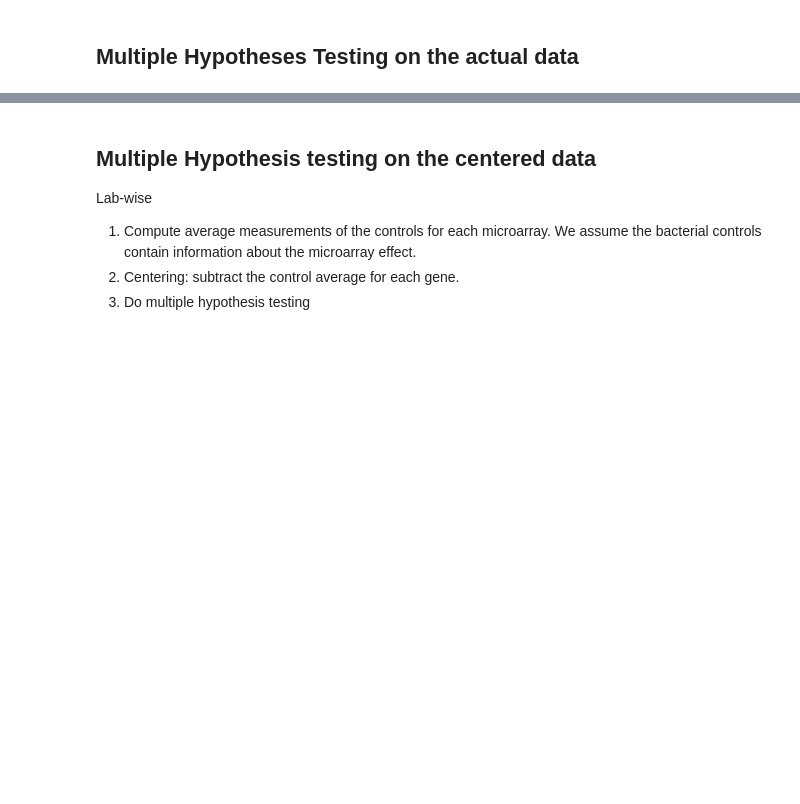
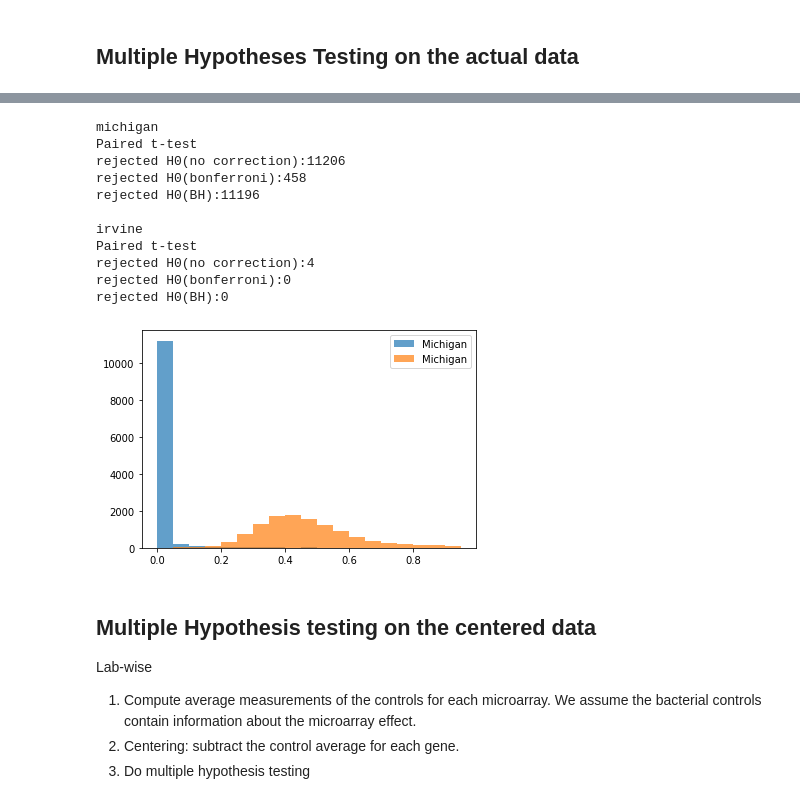
Before and after one commit to unique-subedi/604-gene-expression, a Jupyter notebook: Ahn_gene_expression_master.ipynb, the cells around one changed output, grey strips where cells are left out. Saved outputs shown, nothing was run; the diff lists cells and outputs as text; code cells hidden in the pictures; blank space fills up the shorter version.

```diff
--- a/Ahn_gene_expression_master.ipynb
+++ b/Ahn_gene_expression_master.ipynb
@@ -154,3 +138,19 @@ rejected H0(BH):0
+# %%
+testing(michigan_diff, False, 'michigan', 't')
+testing(irvine_diff, False, 'irvine', 't')
+# %% [output]
+michigan
+Paired t-test
+rejected H0(no correction):11206
+rejected H0(bonferroni):458
+rejected H0(BH):11196
+
+irvine
+Paired t-test
+rejected H0(no correction):4
+rejected H0(bonferroni):0
+rejected H0(BH):0
+[figure, added]
 # %% [markdown]
 ## Multiple Hypothesis testing on the centered data
 Lab-wise
```
Also changed, not shown: parts of 9 cells of this notebook.
